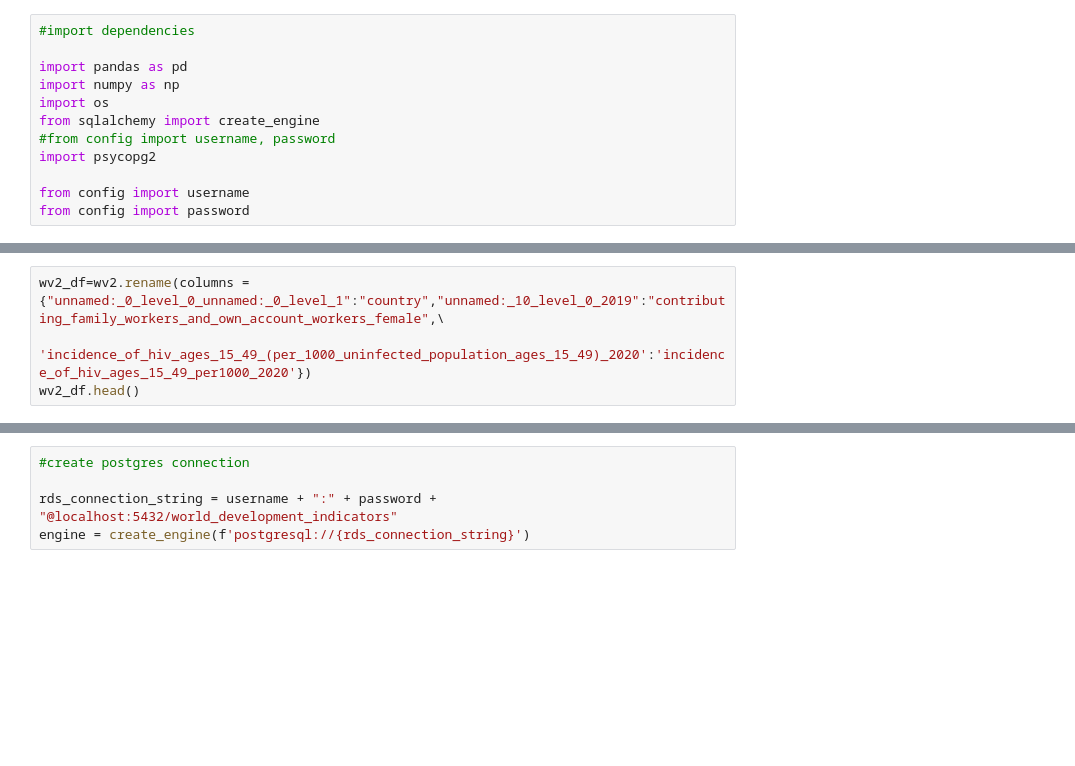
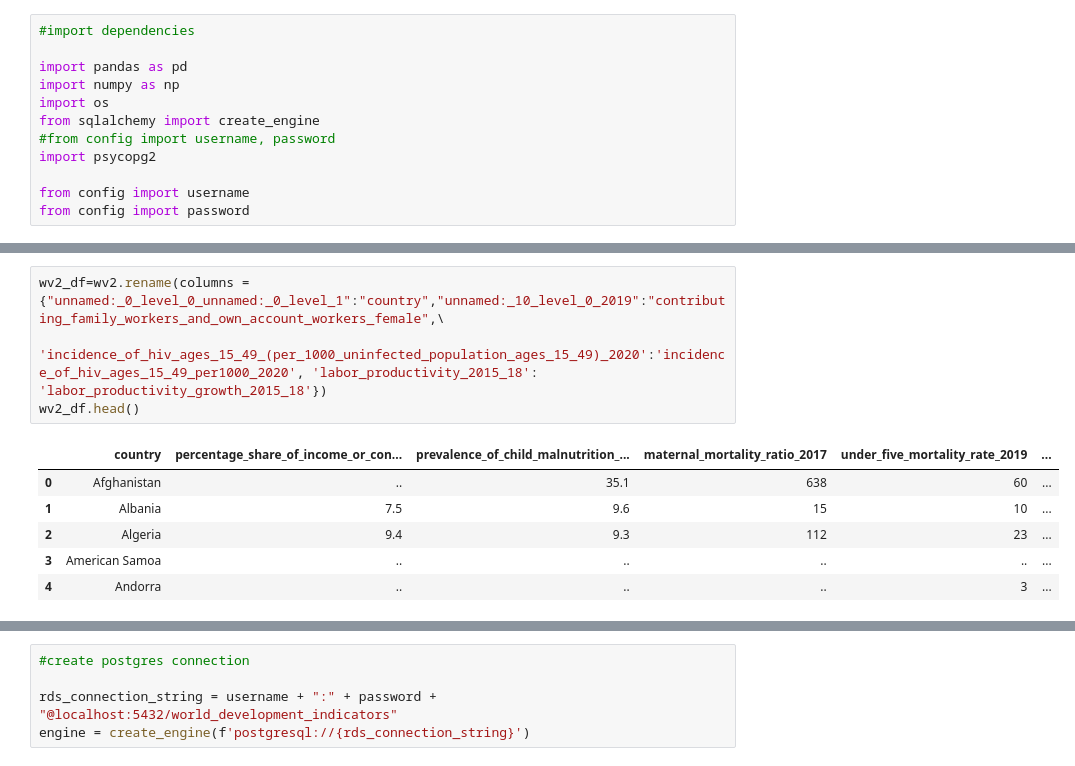
Before and after one commit to eldridgesje/etl-project, a Jupyter notebook: etl_notebook.ipynb, the cells around one changed output, grey strips where cells are left out. Cells and saved outputs as stored; diff of their text form; blank space fills up the shorter version.

```diff
--- a/etl_notebook.ipynb
+++ b/etl_notebook.ipynb
@@ -49,7 +109,14 @@ wv2.columns
 # %%
 wv2_df=wv2.rename(columns ={"unnamed:_0_level_0_unnamed:_0_level_1":"country","unnamed:_10_level_0_2019":"contributing_family_workers_and_own_account_workers_female",\
-                           'incidence_of_hiv_ages_15_49_(per_1000_uninfected_population_ages_15_49)_2020':'incidence_of_hiv_ages_15_49_per1000_2020'})
+                           'incidence_of_hiv_ages_15_49_(per_1000_uninfected_population_ages_15_49)_2020':'incidence_of_hiv_ages_15_49_per1000_2020', 'labor_productivity_2015_18': 'labor_productivity_growth_2015_18'})
 wv2_df.head()
+# %% [output]
+|  | country | percentage_share_of_income_or_con... | prevalence_of_child_malnutrition_... | maternal_mortality_ratio_2017 | under_five_mortality_rate_2019 | ... |
+| 0 | Afghanistan | .. | 35.1 | 638 | 60 | ... |
+| 1 | Albania | 7.5 | 9.6 | 15 | 10 | ... |
+| 2 | Algeria | 9.4 | 9.3 | 112 | 23 | ... |
+| 3 | American Samoa | .. | .. | .. | .. | ... |
+| 4 | Andorra | .. | .. | .. | 3 | ... |
 # %%
 #read sustainability data file
 
```
Also changed, not shown: parts of 21 cells of this notebook, 6 other files.
